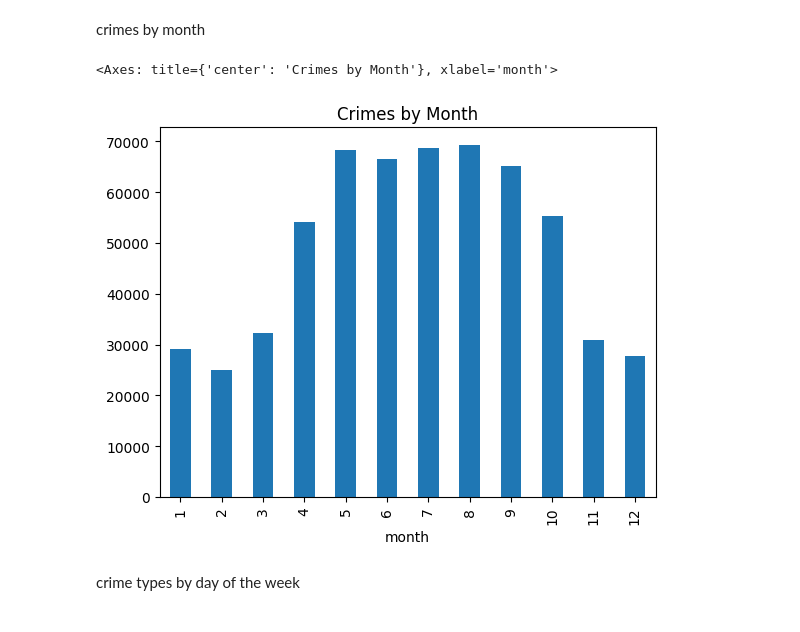
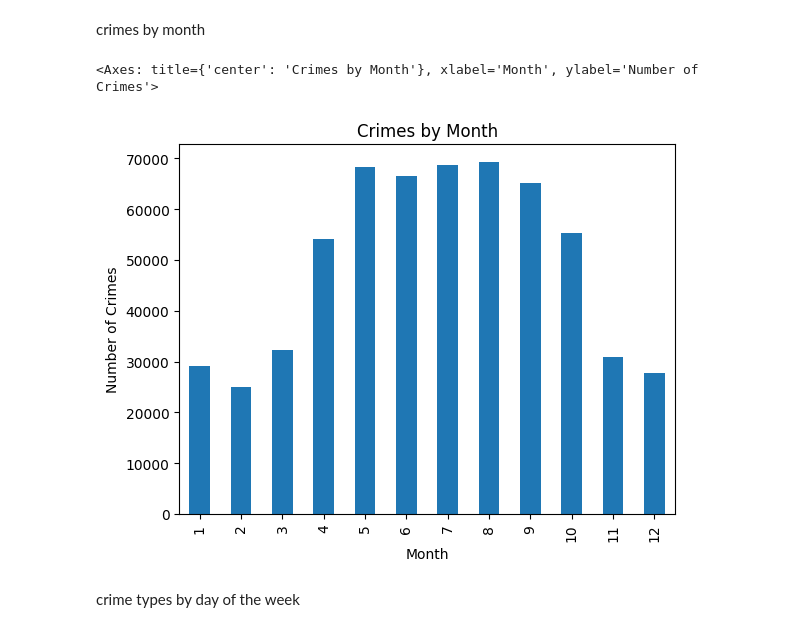
Before and after one commit to miri-red/SafetyIsAllYouNeed, a Jupyter notebook: EDA/chicago_crime_eda.ipynb, the cells around one changed output. Cells and saved outputs as stored; diff of their text form; code cells hidden in the pictures.

```diff
--- a/EDA/chicago_crime_eda.ipynb
+++ b/EDA/chicago_crime_eda.ipynb
@@ -50,11 +74,13 @@ crimes by month
 # %%
 df["month"].value_counts().sort_index().plot(
     kind="bar",
-    title="Crimes by Month"
+    title="Crimes by Month",
+    xlabel="Month",
+    ylabel="Number of Crimes",
 )
 # %% [output]
-<Axes: title={'center': 'Crimes by Month'}, xlabel='month'>
+<Axes: title={'center': 'Crimes by Month'}, xlabel='Month', ylabel='Number of Crimes'>
-[figure, old version]
+[figure, new version]
 # %% [markdown]
 crime types by day of the week
 # %%
```
Also changed, not shown: parts of 12 cells of this notebook, 3 other files.
